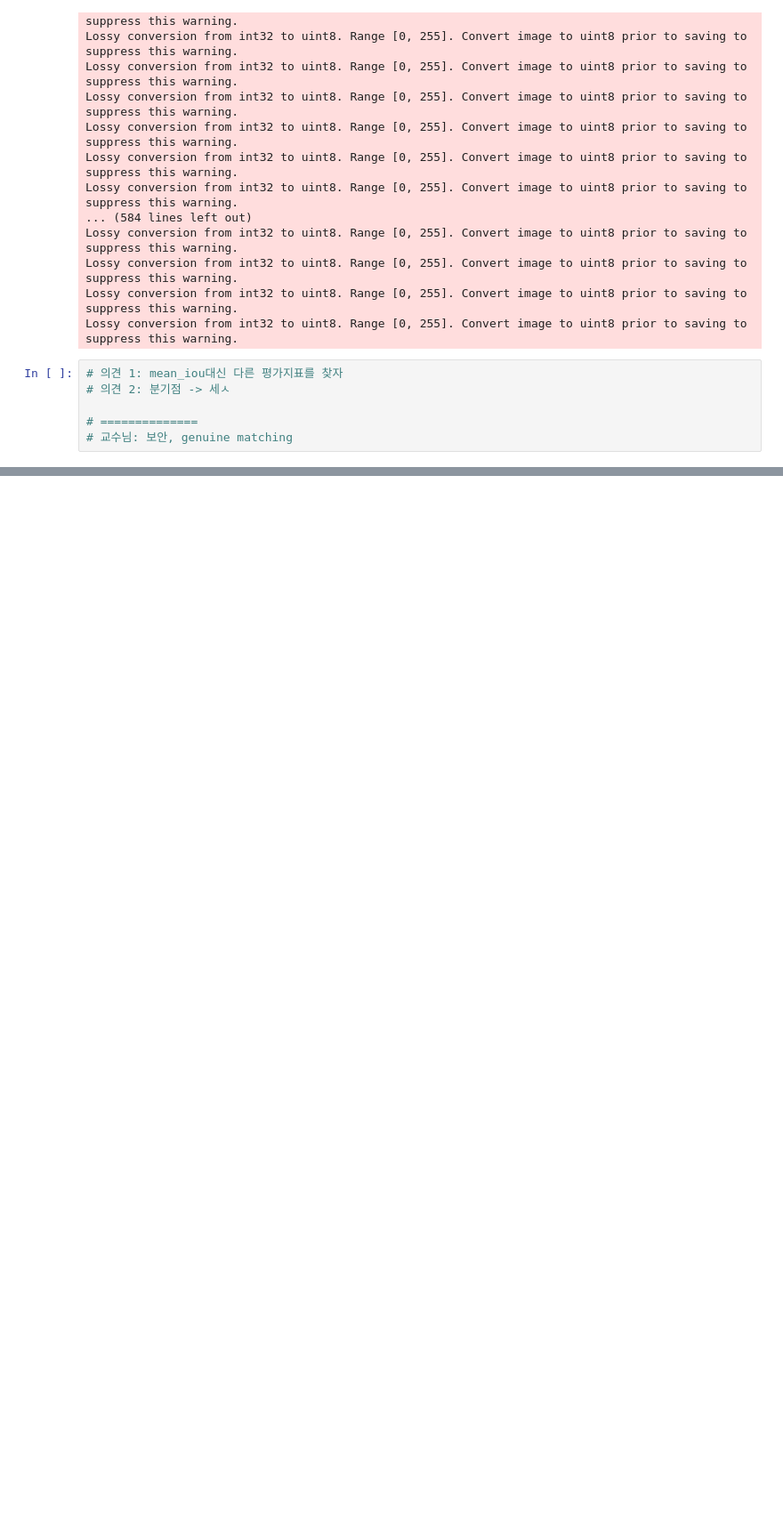
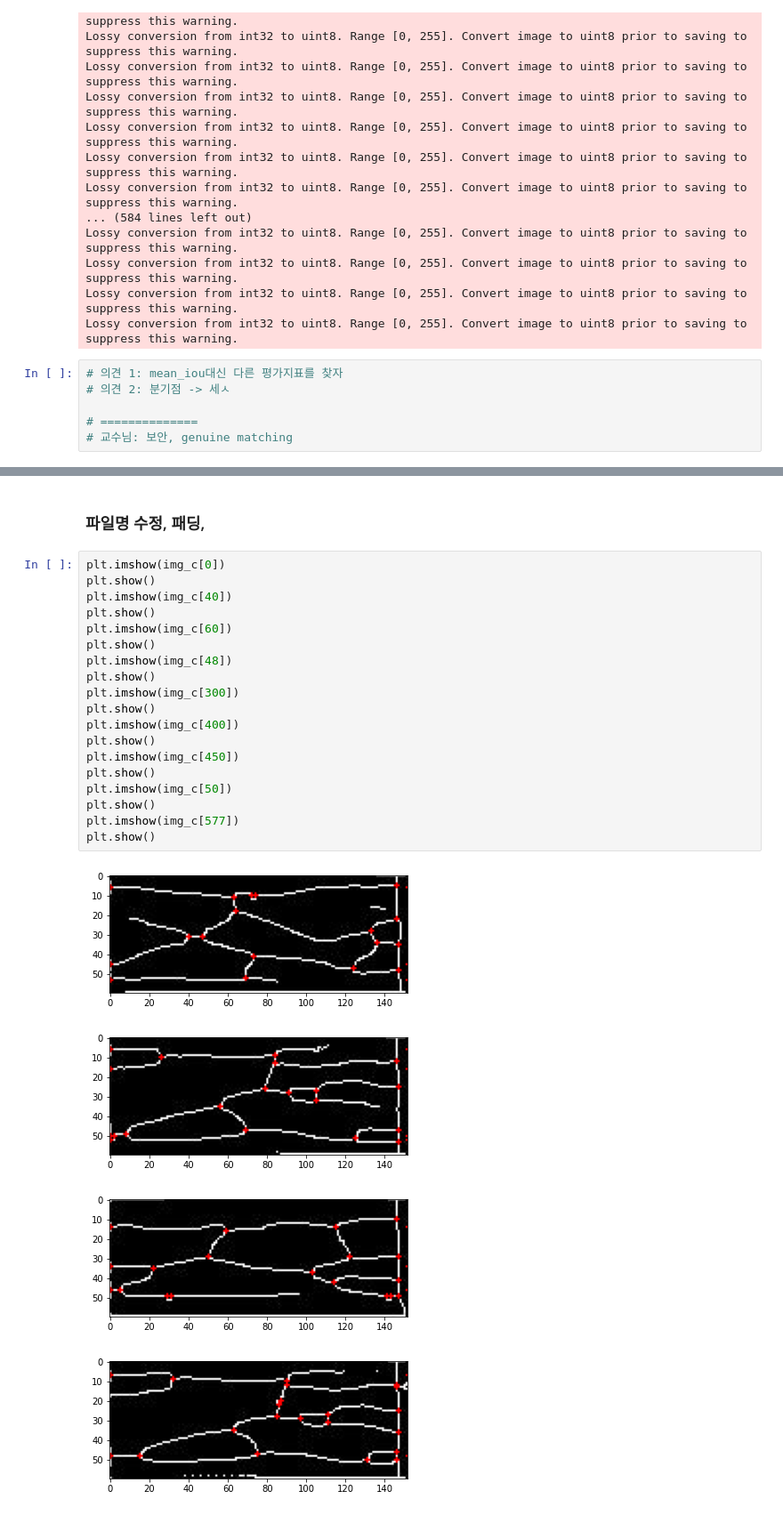
Before and after one commit to sohyeon98720/fingervein_recognition, a Jupyter notebook: u_net_improved.ipynb, the cells around one changed output, grey strips where cells are left out. Shown at 89% size. Cells and saved outputs as stored; diff of their text form; blank space fills up the shorter version.

```diff
--- a/u_net_improved.ipynb
+++ b/u_net_improved.ipynb
@@ -669,0 +821,26 @@ Lossy conversion from int32 to uint8. Range [0, 255]. Convert image to uint8 pri
+# %% [markdown]
+### 파일명 수정, 패딩,
+# %%
+plt.imshow(img_c[0])
+plt.show()
+plt.imshow(img_c[40])
+plt.show()
+plt.imshow(img_c[60])
+plt.show()
+plt.imshow(img_c[48])
+plt.show()
+plt.imshow(img_c[300])
+plt.show()
+plt.imshow(img_c[400])
+plt.show()
+plt.imshow(img_c[450])
+plt.show()
+plt.imshow(img_c[50])
+plt.show()
+plt.imshow(img_c[577])
+plt.show()
+# %% [output]
+[figure, added]
+[figure, added]
+[figure, added]
+[figure, added]
```
Also changed, not shown: parts of 17 cells of this notebook.
